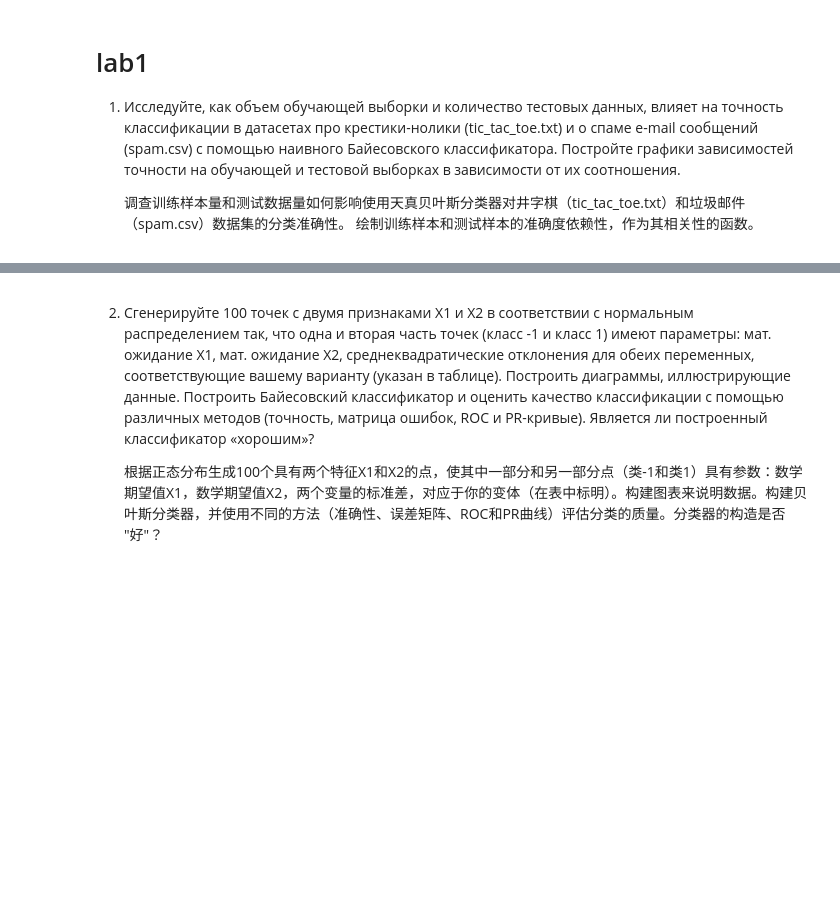
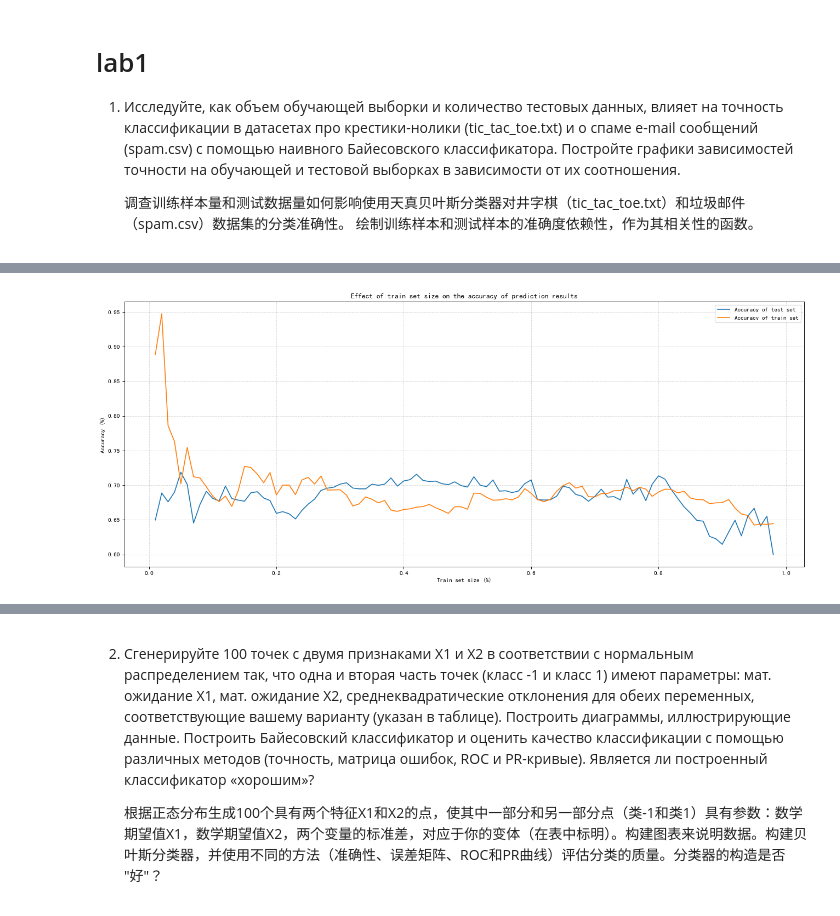
Before and after one commit to NekoSilverFox/Machine-learning, a Jupyter notebook: 100 - SPbSTU - lab1/100 - SPbSTU - lab1.ipynb, the cells around one changed output, grey strips where cells are left out. Drawn from its saved outputs; the diff is of its cells as text; code cells hidden in the pictures; blank space fills up the shorter version.

```diff
--- a/100 - SPbSTU - lab1/100 - SPbSTU - lab1.ipynb
+++ b/100 - SPbSTU - lab1/100 - SPbSTU - lab1.ipynb
@@ -4,16 +4,3 @@
 1. Исследуйте, как объем обучающей выборки и количество тестовых данных, влияет на точность классификации в датасетах про крестики-нолики (tic_tac_toe.txt) и о спаме e-mail сообщений (spam.csv) с помощью наивного Байесовского классификатора.  Постройте графики зависимостей точности на обучающей и тестовой выборках в зависимости от их соотношения.
 
     调查训练样本量和测试数据量如何影响使用天真贝叶斯分类器对井字棋（tic_tac_toe.txt）和垃圾邮件（spam.csv）数据集的分类准确性。 绘制训练样本和测试样本的准确度依赖性，作为其相关性的函数。
-# %%
-import numpy as np
-from matplotlib import pyplot as plt
-import pandas as pd
-from sklearn import model_selection
-
-# 测试数据集的比例从 0.01% 到 0.99%，间隔为 0.01%
-arr_split = np.arange(start=0.01, stop= 0.99, step=0.01)
-
-data = pd.read_csv(filepath_or_buffer='./tic_tac_toe.txt')
-
-# 划分数据集
-x_train, x_test, y_train, y_test = model_selection.train_test_split(data.iloc[:, :-1], data.iloc[:, -1:], test_size=0.2)
@@ -35,0 +7,54 @@ data.iloc[:, -1:]
+# %%
+import numpy as np
+import pandas as pd
+from matplotlib import pyplot as plt
+from sklearn import preprocessing
+from sklearn import model_selection
+from sklearn import naive_bayes
+
+
+# 读取数据并切分为特征值和目标值
+# Считать данные и разделить их на собственные значения и целевые значения
+data = pd.read_csv(filepath_or_buffer='./tic_tac_toe.txt')
+data_x = data.iloc[:, :-1]
+data_y = data.iloc[:, -1:]
+
+# 转换为机器学习可识别的 int
+# Преобразование в распознаваемый машинным обучением int
+data_x = pd.DataFrame(data=data_x).replace(to_replace=['o', 'x', 'b'], value=[0, 1, 0.5]).values
+
+# 测试数据集的比例从 1% 到 99%，间隔为 1%
+# Тестовый набор данных масштабируется от 1% до 99% с интервалом в 1%.
+arr_split = np.arange(start=0.01, stop= 0.99, step=0.01)
+arr_test_score = []
+arr_train_score = []
+for test_size in arr_split:
+    # 划分数据集
+    # Разделите набор данных
+    x_train, x_test, y_train, y_test = model_selection.train_test_split(data_x, data_y, test_size=(1 - test_size), random_state=90102)
+
+    # 朴素贝叶斯算法估计器
+    # Простой байесовский алгоритм оценки
+    estimator = naive_bayes.BernoulliNB(alpha=1.0)
+    estimator.fit(X=x_train, y=y_train)
+
+    # 模型评估
+    # Оценка модели
+    test_score = estimator.score(x_test, y_test)
+    arr_test_score.append(test_score)
+
+    train_score = estimator.score(x_train, y_train)
+    arr_train_score.append(train_score)
+
+
+plt.figure(figsize=(20, 8), dpi=80)
+plt.plot(arr_split, arr_test_score, label='Accuracy of test set')
+plt.plot(arr_split, arr_train_score, label='Accuracy of train set')
+plt.legend()
+plt.title('Effect of train set size on the accuracy of prediction results')
+plt.xlabel('Train set size (%)')
+plt.ylabel('Accuracy (%)')
+plt.grid(True, linestyle='--', alpha=0.5)
+plt.show()
+# %% [output]
+[figure, added]
```
Also changed, not shown: parts of 2 cells of this notebook, 1 other file.
